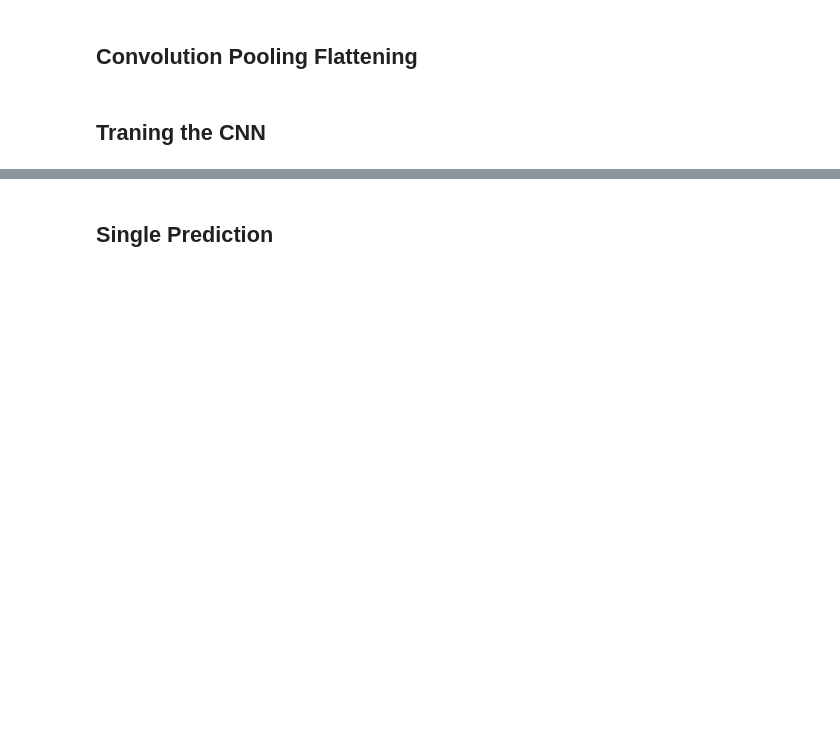
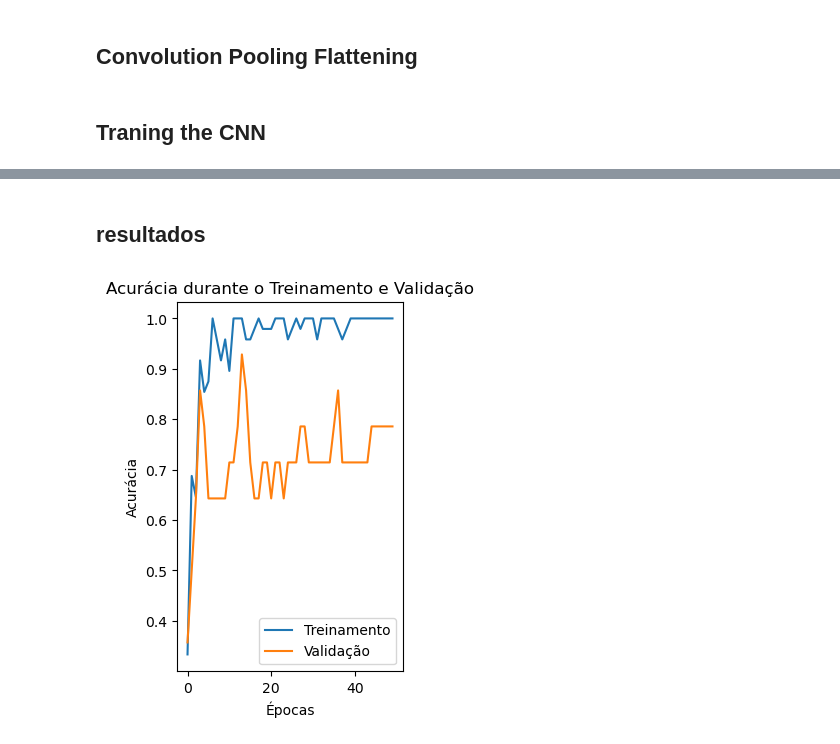
Before and after one commit to GabCosNev/Projetos, a Jupyter notebook: Reconhecimento de Imagem/CNN.ipynb, the cells around one changed output, grey strips where cells are left out. Saved outputs shown, nothing was run; the diff lists cells and outputs as text; code cells hidden in the pictures; blank space fills up the shorter version.

```diff
--- a/Reconhecimento de Imagem/CNN.ipynb
+++ b/Reconhecimento de Imagem/CNN.ipynb
@@ -58,4 +48,14 @@ cnn = tf.keras.models.Sequential([
+# %%
+base_model.trainable = False
+# %%
+model = Sequential([
+    base_model,                      # Modelo pré-treinado
+    Flatten(),                       # Achatar a saída do modelo base
+    Dense(256, activation='relu'),   # Camada densa com 256 neurônios
+    Dropout(0.2),                    # Dropout para evitar overfitting
+    Dense(3, activation='softmax')   # Camada final com 3 classes (softmax)
+])
 # %% [markdown]
 ## Traning the CNN
 # %%
-cnn.compile( optimizer = 'adam', loss = 'categorical_crossentropy', metrics = ['accuracy'])
+model.compile( optimizer = 'adam', loss = 'categorical_crossentropy', metrics = ['accuracy'])
@@ -62,4 +83,4 @@ cnn.compile( optimizer = 'adam', loss = 'categorical_crossentropy', metrics = ['
 # %%
-cnn.fit(x = train_set, validation_data = test_set, epochs = 50)
+history = model.fit(x = train_set, validation_data = test_set, epochs = 50)
 # %% [output]
 Epoch 1/50
@@ -85,3 +107,3 @@ Epoch 50/50
 # %% [markdown]
-## Single Prediction
+## resultados
 # %%
@@ -104,0 +111,13 @@ print(precision)
+# %%
+# Plotando Acurácia
+plt.subplot(1, 2, 2)
+plt.plot(history.history['accuracy'], label='Treinamento')
+plt.plot(history.history['val_accuracy'], label='Validação')
+plt.title('Acurácia durante o Treinamento e Validação')
+plt.xlabel('Épocas')
+plt.ylabel('Acurácia')
+plt.legend()
+
+plt.show()
+# %% [output]
+[figure, added]
```
Also changed, not shown: parts of 17 cells of this notebook.
